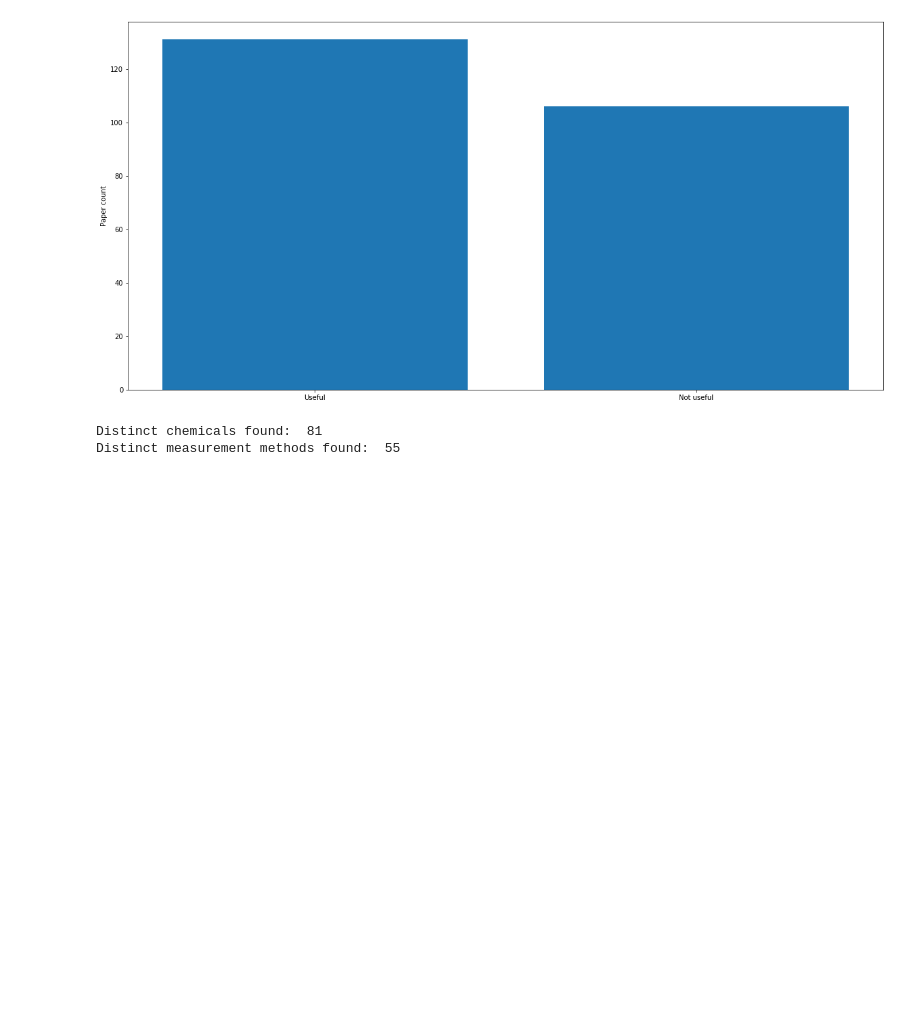
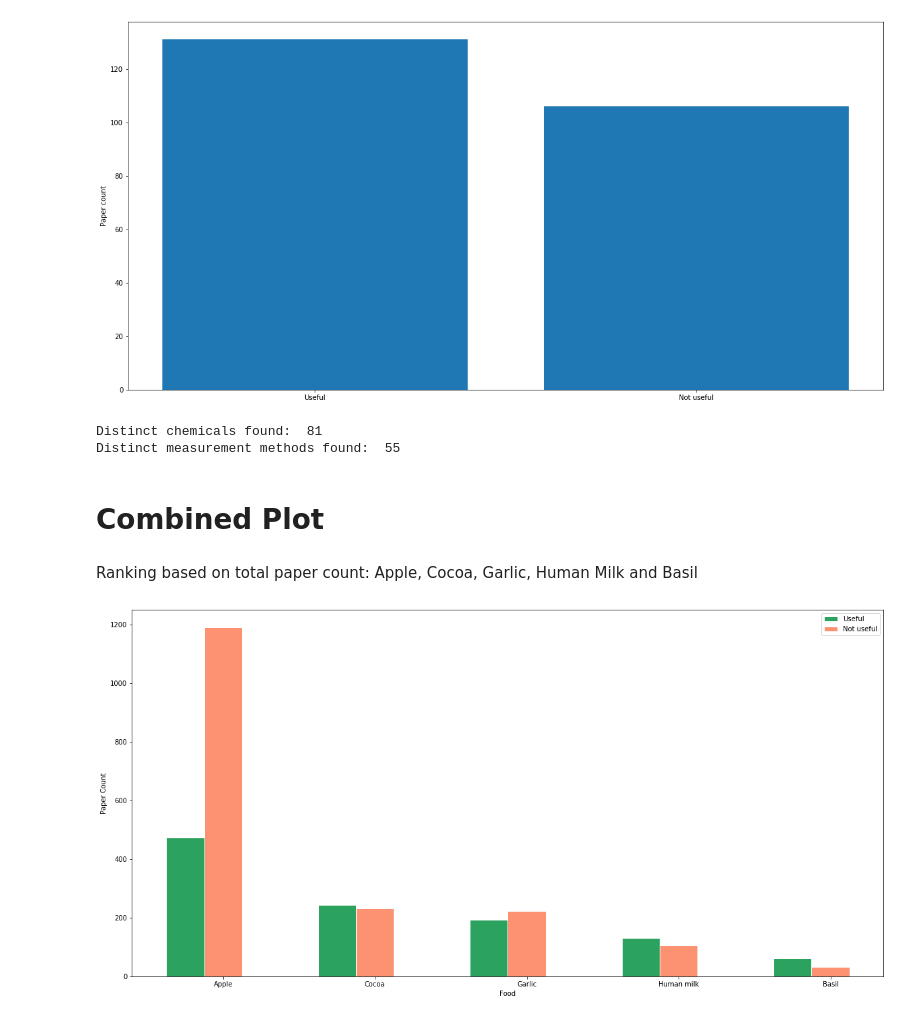
Before and after one commit to ChatterjeeAyan/FoodMineII, a Jupyter notebook: Statistics on FoodMine Training data.ipynb, the cells around one changed output. Saved outputs shown, nothing was run; the diff lists cells and outputs as text; code cells hidden in the pictures; blank space fills up the shorter version.

Commit message:
Added combined plot for the paper statistics
Added combined plot for the paper statistics

```diff
--- a/Statistics on FoodMine Training data.ipynb
+++ b/Statistics on FoodMine Training data.ipynb
@@ -140,3 +140,36 @@ food_statistics_milk('mBase_15Aug_abstract[chemical_gen].csv')
 [figure]
 Distinct chemicals found:  81
 Distinct measurement methods found:  55
+# %% [markdown]
+# Combined Plot
+# %% [markdown]
+Ranking based on total paper count: Apple, Cocoa, Garlic, Human Milk and Basil
+# %%
+# set width of bar
+barWidth = 0.25
+
+# set height of bar # First bar is useful and second bar is not useful
+useful_bar = [474,244,193,131,61]
+not_useful_bar = [1191,231,222,106,32]
+
+
+# Set position of bar on X axis
+r1 = np.arange(len(useful_bar))
+r2 = [x + barWidth for x in r1]
+
+plt.figure(figsize=(20, 10))
+
+# Make the plot
+plt.bar(r1, useful_bar, color='#2ca25f', width=barWidth, edgecolor='white', label='Useful')
+plt.bar(r2, not_useful_bar, color='#fc9272', width=barWidth, edgecolor='white', label='Not useful')
+
+# Add xticks on the middle of the group bars
+plt.xlabel('Food')
+plt.ylabel('Paper Count')
+plt.xticks([r + barWidth for r in range(len(useful_bar))], ['Apple','Cocoa','Garlic','Human milk','Basil'])
+
+# Create legend & Show graphic
+plt.legend()
+plt.show()
+# %% [output]
+[figure, added]
```
